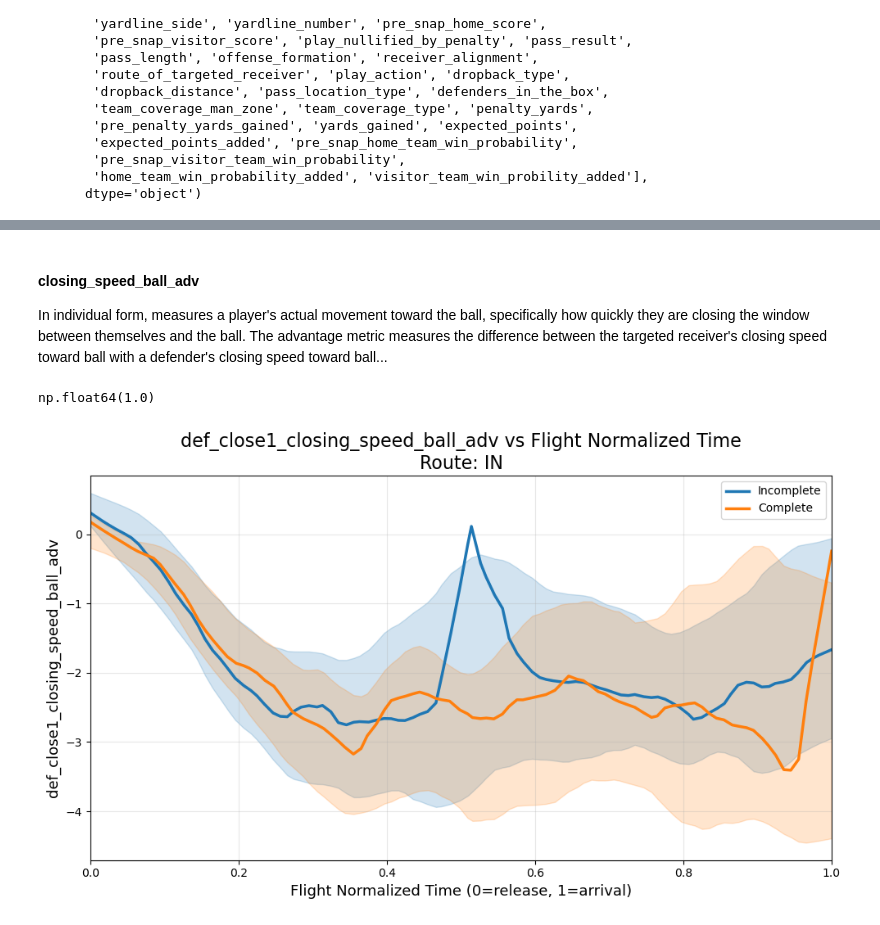
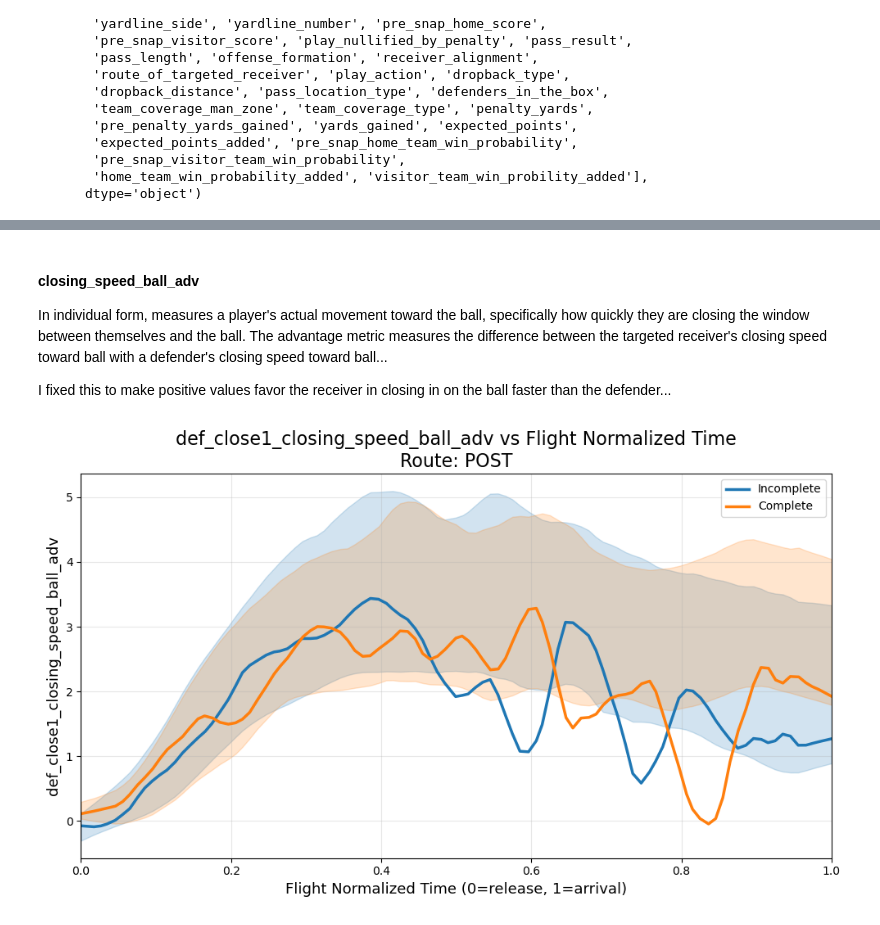
Before and after one commit to SethJ50/NFL-Big-Data-Bowl-2026, a Jupyter notebook: Exploratory Data Analysis.ipynb, the cells around one changed output, grey strips where cells are left out. Drawn from its saved outputs; the diff is of its cells as text; code cells hidden in the pictures.

Commit message:
fixed all data, began EDA for all features

```diff
--- a/Exploratory Data Analysis.ipynb
+++ b/Exploratory Data Analysis.ipynb
@@ -903,11 +1017,9 @@ Future Investigation:
 # %% [markdown]
 #### closing_speed_ball_adv
 In individual form, measures a player's actual movement toward the ball, specifically how quickly they are closing the window between themselves and the ball. The advantage metric measures the difference between the targeted receiver's closing speed toward ball with a defender's closing speed toward ball...
+
+I fixed this to make positive values favor the receiver in closing in on the ball faster than the defender...
-# %%
-data_adv['def_1_ball_dist'].corr(data_adv['def_close1_ball_dist'])
-# %% [output]
-np.float64(1.0)
 # %%
-make_time_plot(data_adv, "def_close1_closing_speed_ball_adv", route_type = "IN")
+make_time_plot(data_adv, "def_close1_closing_speed_ball_adv", route_type = "POST")
 # %% [output]
-[figure, old version]
+[figure, new version]
```
Also changed, not shown: parts of 72 cells of this notebook, 3 other files.
